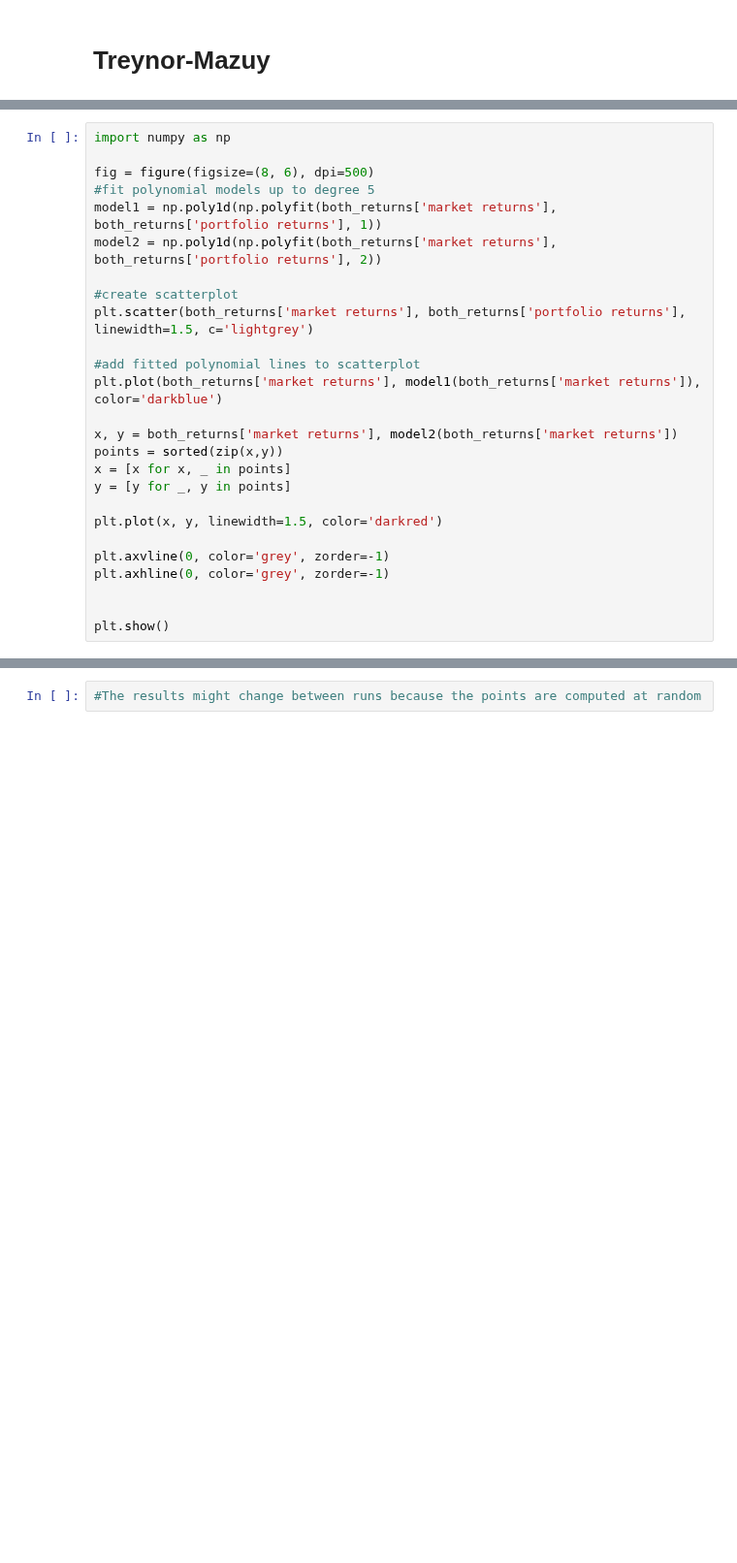
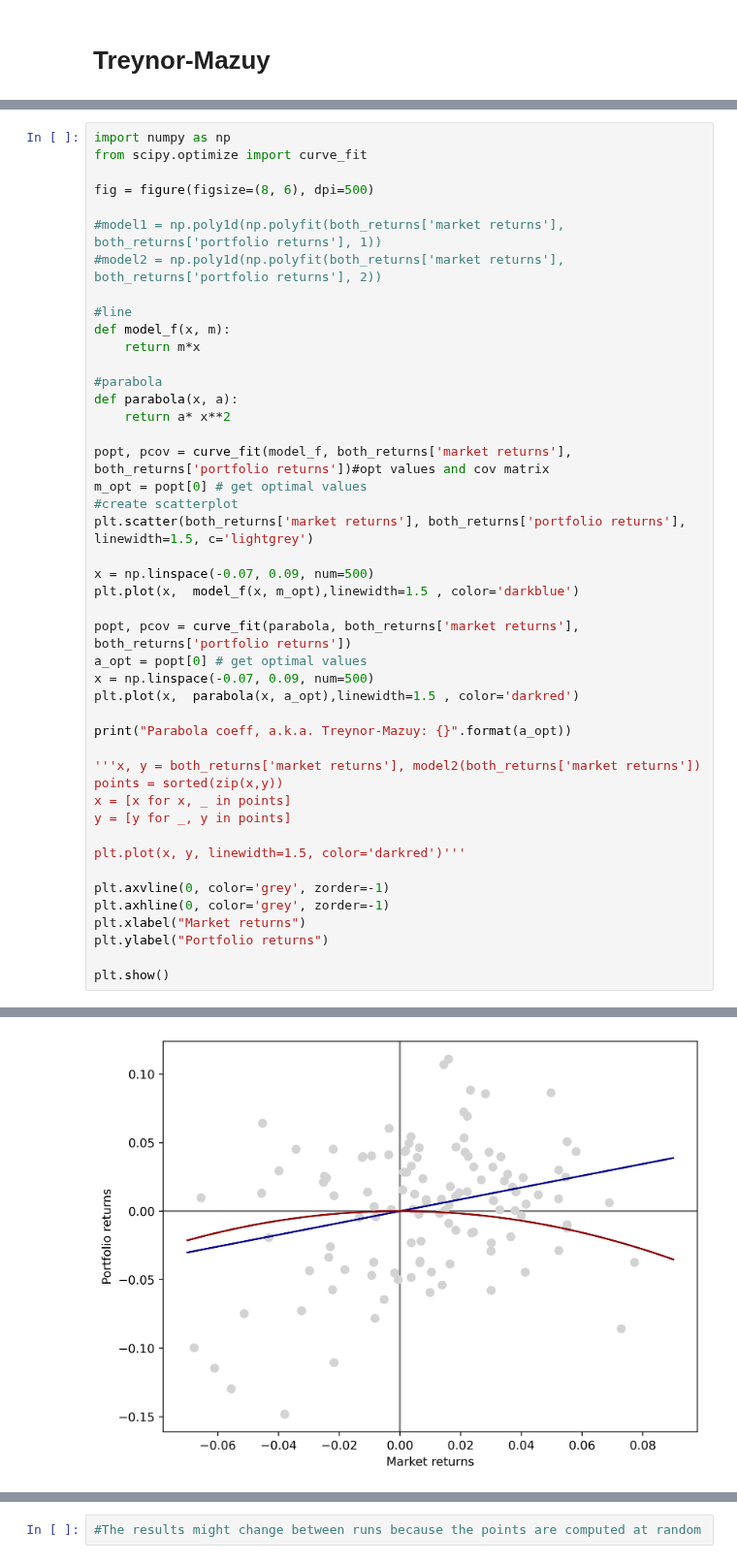
Before and after one commit to mxmws/datafin, a Jupyter notebook: Final_assigment.ipynb, the cells around one changed output, grey strips where cells are left out. Shown at 97% size. Drawn from its saved outputs; the diff is of its cells as text; blank space fills up the shorter version.

Commit message:
mazuy

```diff
--- a/Final_assigment.ipynb
+++ b/Final_assigment.ipynb
@@ -620,26 +623,46 @@ plt.scatter(both_returns['market returns'], both_returns['portfolio returns'])
 # %%
 import numpy as np
+from scipy.optimize import curve_fit
 
 fig = figure(figsize=(8, 6), dpi=500)
-#fit polynomial models up to degree 5
-model1 = np.poly1d(np.polyfit(both_returns['market returns'], both_returns['portfolio returns'], 1))
-model2 = np.poly1d(np.polyfit(both_returns['market returns'], both_returns['portfolio returns'], 2))
 
+#model1 = np.poly1d(np.polyfit(both_returns['market returns'], both_returns['portfolio returns'], 1))
+#model2 = np.poly1d(np.polyfit(both_returns['market returns'], both_returns['portfolio returns'], 2))
+
+#line
+def model_f(x, m):
+    return m*x
+
+#parabola
+def parabola(x, a):
+    return a* x**2
+
+popt, pcov = curve_fit(model_f, both_returns['market returns'], both_returns['portfolio returns'])#opt values and cov matrix
+m_opt = popt[0] # get optimal values
 #create scatterplot
 plt.scatter(both_returns['market returns'], both_returns['portfolio returns'], linewidth=1.5, c='lightgrey')
 
-#add fitted polynomial lines to scatterplot
-plt.plot(both_returns['market returns'], model1(both_returns['market returns']), color='darkblue')
+x = np.linspace(-0.07, 0.09, num=500)
+plt.plot(x,  model_f(x, m_opt),linewidth=1.5 , color='darkblue')
 
-x, y = both_returns['market returns'], model2(both_returns['market returns'])
+popt, pcov = curve_fit(parabola, both_returns['market returns'], both_returns['portfolio returns'])
+a_opt = popt[0] # get optimal values
+x = np.linspace(-0.07, 0.09, num=500)
+plt.plot(x,  parabola(x, a_opt),linewidth=1.5 , color='darkred')
+
+print("Parabola coeff, a.k.a. Treynor-Mazuy: {}".format(a_opt))
+
+'''x, y = both_returns['market returns'], model2(both_returns['market returns'])
 points = sorted(zip(x,y))
 x = [x for x, _ in points]
 y = [y for _, y in points]
 
-plt.plot(x, y, linewidth=1.5, color='darkred')
+plt.plot(x, y, linewidth=1.5, color='darkred')'''
 
 plt.axvline(0, color='grey', zorder=-1)
 plt.axhline(0, color='grey', zorder=-1)
-
+plt.xlabel("Market returns")
+plt.ylabel("Portfolio returns")
 
 plt.show()
+# %% [output]
@@ -645,0 +670 @@ plt.show()
+[figure, added]
```
Also changed, not shown: parts of 12 cells of this notebook.
